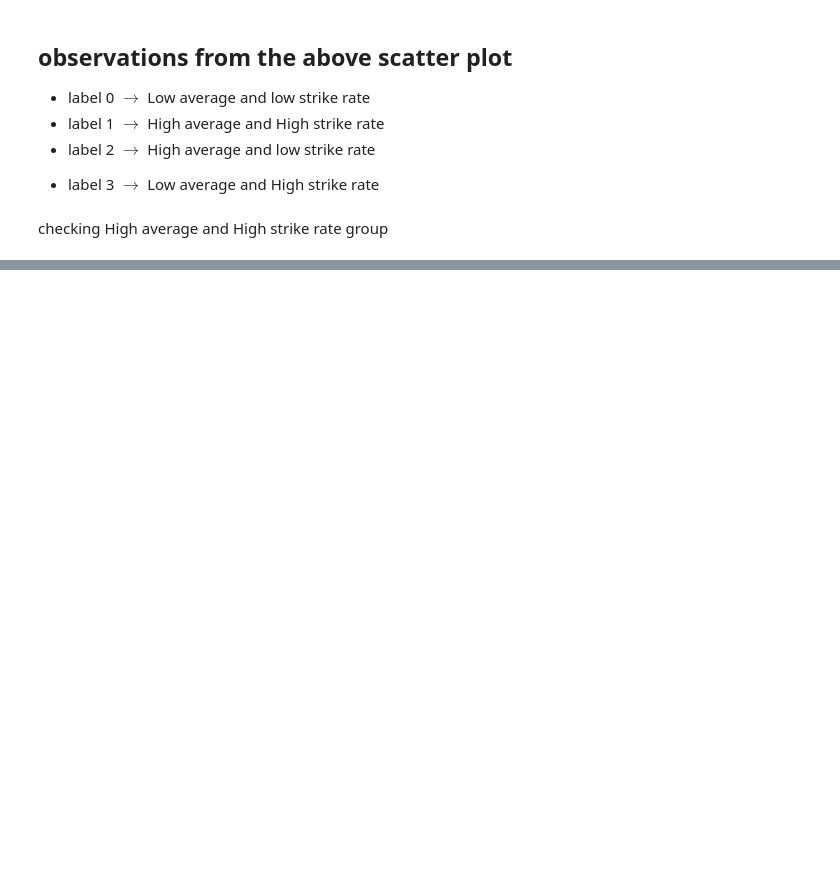
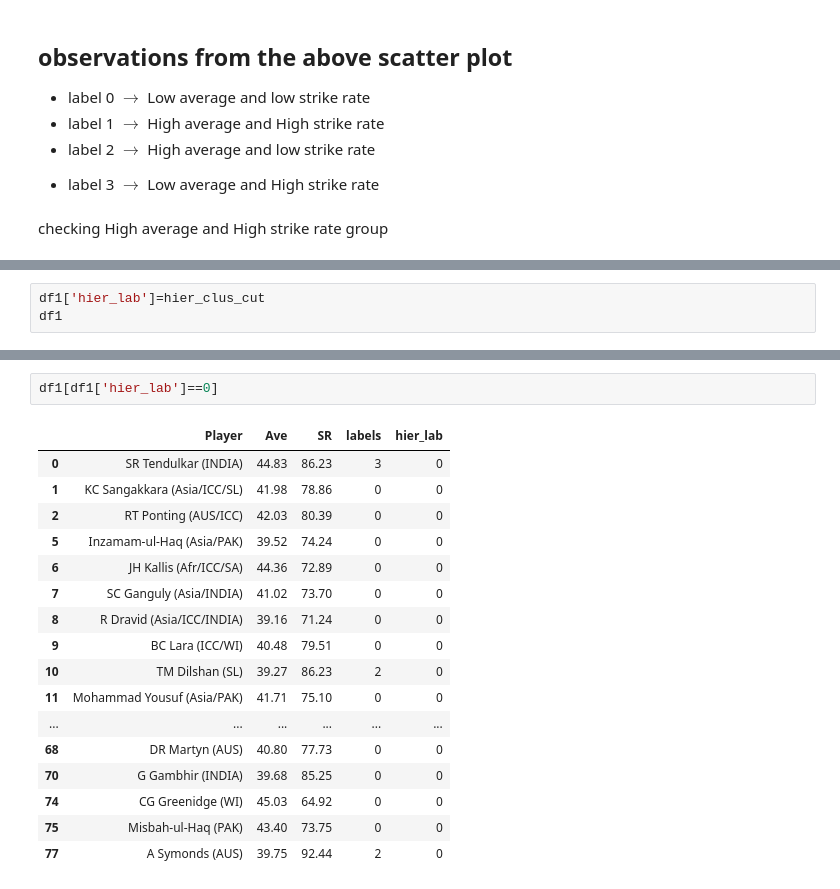
Before and after one commit to venkatesh-eranti/clustering_cricket, a Jupyter notebook: clustering_cricket.ipynb, the cells around one changed output, grey strips where cells are left out. Saved outputs shown, nothing was run; the diff lists cells and outputs as text; blank space fills up the shorter version.

```diff
--- a/clustering_cricket.ipynb
+++ b/clustering_cricket.ipynb
@@ -271,0 +292,3 @@ Name: Player, dtype: object
+# %%
+df1['hier_lab']=hier_clus_cut
+df1
@@ -271,0 +314,20 @@ Name: Player, dtype: object
+# %%
+df1[df1['hier_lab']==0]
+# %% [output]
+|  | Player | Ave | SR | labels | hier_lab |
+| 0 | SR Tendulkar (INDIA) | 44.83 | 86.23 | 3 | 0 |
+| 1 | KC Sangakkara (Asia/ICC/SL) | 41.98 | 78.86 | 0 | 0 |
+| 2 | RT Ponting (AUS/ICC) | 42.03 | 80.39 | 0 | 0 |
+| 5 | Inzamam-ul-Haq (Asia/PAK) | 39.52 | 74.24 | 0 | 0 |
+| 6 | JH Kallis (Afr/ICC/SA) | 44.36 | 72.89 | 0 | 0 |
+| 7 | SC Ganguly (Asia/INDIA) | 41.02 | 73.70 | 0 | 0 |
+| 8 | R Dravid (Asia/ICC/INDIA) | 39.16 | 71.24 | 0 | 0 |
+| 9 | BC Lara (ICC/WI) | 40.48 | 79.51 | 0 | 0 |
+| 10 | TM Dilshan (SL) | 39.27 | 86.23 | 2 | 0 |
+| 11 | Mohammad Yousuf (Asia/PAK) | 41.71 | 75.10 | 0 | 0 |
+| ... | ... | ... | ... | ... | ... |
+| 68 | DR Martyn (AUS) | 40.80 | 77.73 | 0 | 0 |
+| 70 | G Gambhir (INDIA) | 39.68 | 85.25 | 0 | 0 |
+| 74 | CG Greenidge (WI) | 45.03 | 64.92 | 0 | 0 |
+| 75 | Misbah-ul-Haq (PAK) | 43.40 | 73.75 | 0 | 0 |
+| 77 | A Symonds (AUS) | 39.75 | 92.44 | 2 | 0 |
```
Also changed, not shown: parts of 9 cells of this notebook.
